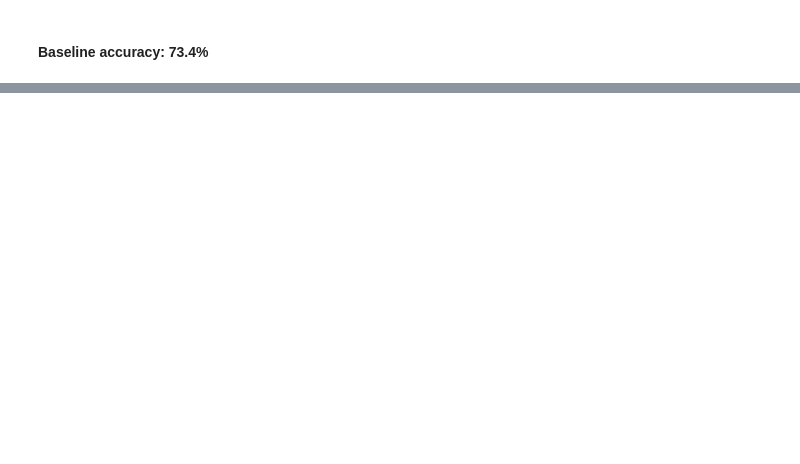
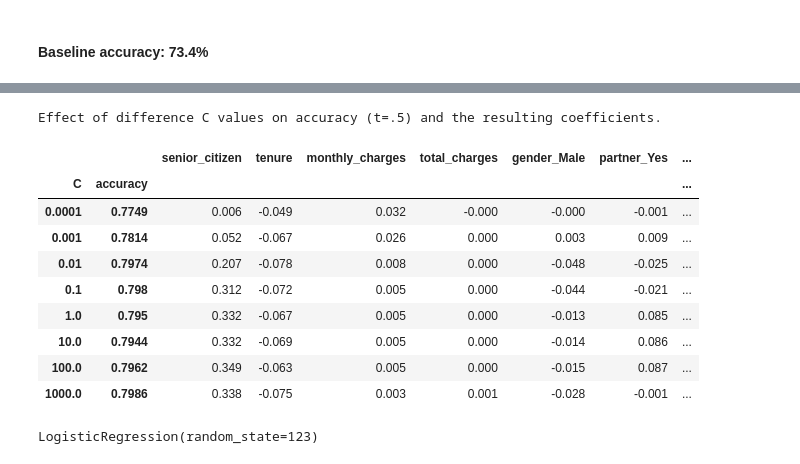
Before and after one commit to watermanbrandyn/classification_project, a Jupyter notebook: classification_workbook.ipynb, the cells around one changed output, grey strips where cells are left out. Saved outputs shown, nothing was run; the diff lists cells and outputs as text; code cells hidden in the pictures; blank space fills up the shorter version.

```diff
--- a/classification_workbook.ipynb
+++ b/classification_workbook.ipynb
@@ -629,0 +1273,2 @@ baseline
+# %%
+logit1.fit(x_train[features1], y_train)
@@ -629,0 +1279,15 @@ baseline
+# %%
+accuracy = logit1.score(x_train[features1], y_train)
+conf = confusion_matrix(y_train, y_pred)
+class_report = pd.DataFrame(classification_report(y_train, y_pred, output_dict=True)).T
+conf = confusion_matrix(y_train, y_pred)
+tpr = conf[1][1] / conf[1].sum()
+fpr = conf[0][1] / conf[0].sum()
+tnr = conf[0][0] / conf[0].sum()
+fnr = conf[1][0] / conf[1].sum()
+print(f'''
+The accuracy for our model is {accuracy: .4})
+The True Positive Rate is {tpr:.3}, The False Positive Rate is {fpr:.3},
+The True Negative Rate is {tnr:.3}, and the False Negative Rate is {fnr:.3}
+''')
+print(class_report)
@@ -629,0 +1305,9 @@ baseline
+# %%
+def evaluate_model(c):
+    model = LogisticRegression(C=c)
+    model.fit(x_train, y_train)
+    accuracy = model.score(x_validate, y_validate)
+    coefs = dict(zip(x_train.columns, model.coef_[0]))
+    return {'C': c, 'accuracy': accuracy, **coefs}
+# %%
+models = [evaluate_model(c) for c in [.0001, .001, .01, .1, 1, 10, 100, 1000]]
@@ -629,0 +1332,19 @@ baseline
+# %%
+(pd.DataFrame(models).round(4)
+  .set_index(['C', 'accuracy'])
+  .style
+  .set_caption('Effect of difference C values on accuracy (t=.5) and the resulting coefficients.')
+  .set_precision(3)
+)
+# %% [output]
+Effect of difference C values on accuracy (t=.5) and the resulting coefficients.
+|  |  | senior_citizen | tenure | monthly_charges | total_charges | gender_Male | partner_Yes | ... |
+| C | accuracy |  |  |  |  |  |  | ... |
+| 0.0001 | 0.7749 | 0.006 | -0.049 | 0.032 | -0.000 | -0.000 | -0.001 | ... |
+| 0.001 | 0.7814 | 0.052 | -0.067 | 0.026 | 0.000 | 0.003 | 0.009 | ... |
+| 0.01 | 0.7974 | 0.207 | -0.078 | 0.008 | 0.000 | -0.048 | -0.025 | ... |
+| 0.1 | 0.798 | 0.312 | -0.072 | 0.005 | 0.000 | -0.044 | -0.021 | ... |
+| 1.0 | 0.795 | 0.332 | -0.067 | 0.005 | 0.000 | -0.013 | 0.085 | ... |
+| 10.0 | 0.7944 | 0.332 | -0.069 | 0.005 | 0.000 | -0.014 | 0.086 | ... |
+| 100.0 | 0.7962 | 0.349 | -0.063 | 0.005 | 0.000 | -0.015 | 0.087 | ... |
+| 1000.0 | 0.7986 | 0.338 | -0.075 | 0.003 | 0.001 | -0.028 | -0.001 | ... |
@@ -629,0 +1356,4 @@ baseline
+# %%
+logit2.fit(x_train[features2], y_train)
+# %% [output]
+LogisticRegression(random_state=123)
```
Also changed, not shown: parts of 108 cells of this notebook.
